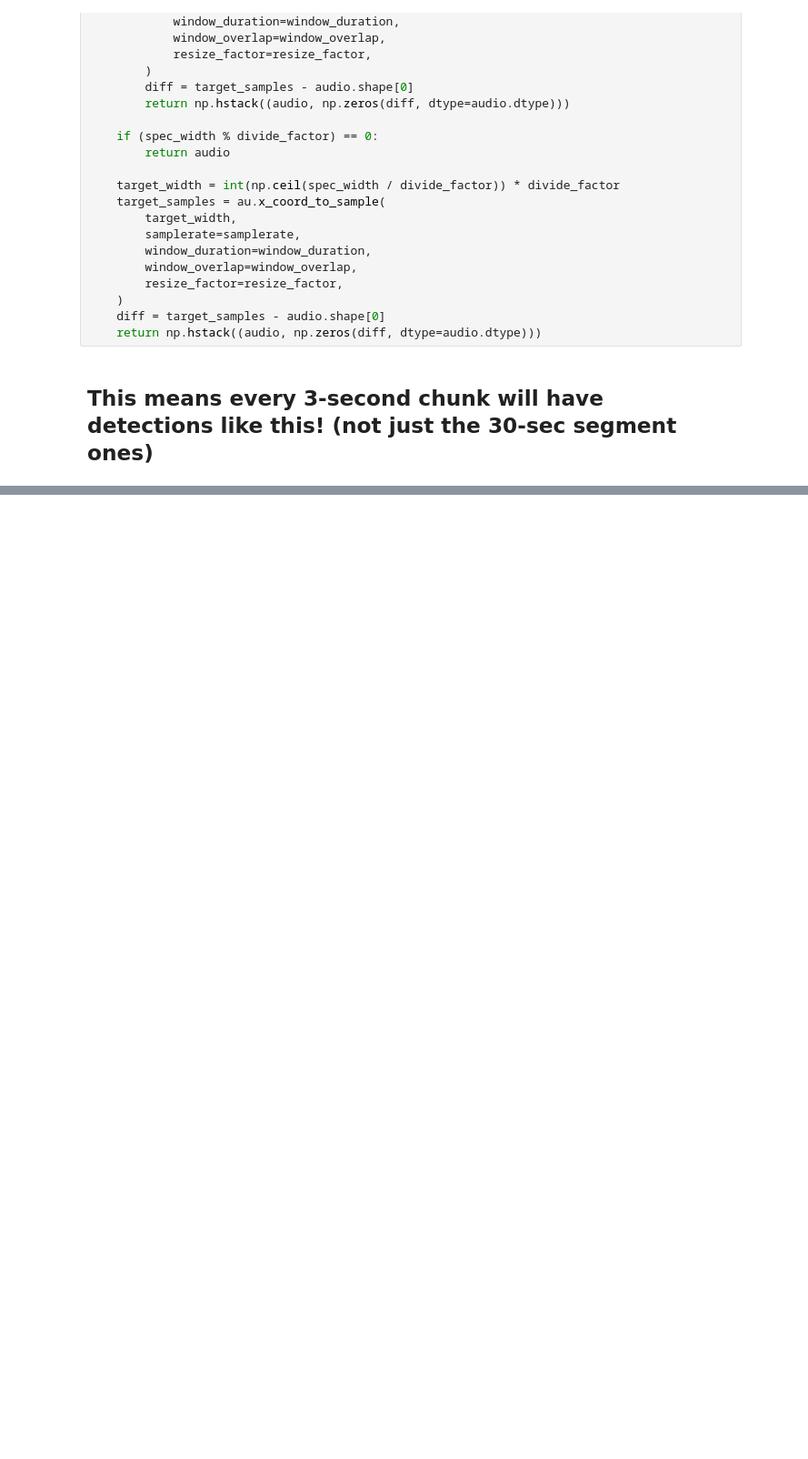
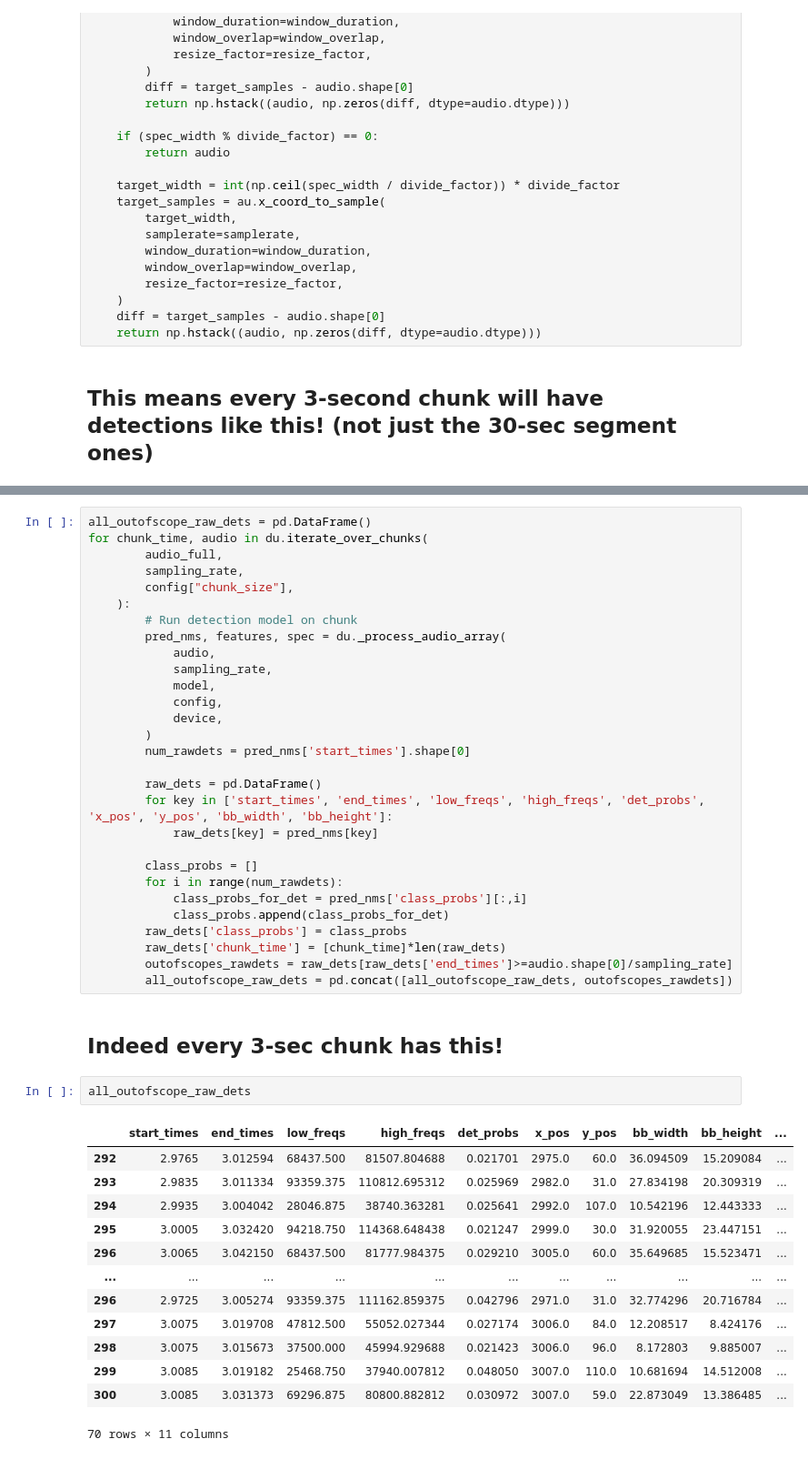
Before and after one commit to aditya-uw/bat-detector-msds, a Jupyter notebook: daily_notebooks/20250101__parallel_pipeline_debug_bd2_dets_incorrect_time.ipynb, the cells around one changed output, grey strips where cells are left out. Shown at 91% size. Cells and saved outputs as stored; diff of their text form; blank space fills up the shorter version.

```diff
--- a/daily_notebooks/20250101__parallel_pipeline_debug_bd2_dets_incorrect_time.ipynb
+++ b/daily_notebooks/20250101__parallel_pipeline_debug_bd2_dets_incorrect_time.ipynb
@@ -628,0 +673,47 @@ def pad_audio(
+# %%
+all_outofscope_raw_dets = pd.DataFrame()
+for chunk_time, audio in du.iterate_over_chunks(
+        audio_full,
+        sampling_rate,
+        config["chunk_size"],
+    ):
+        # Run detection model on chunk
+        pred_nms, features, spec = du._process_audio_array(
+            audio,
+            sampling_rate,
+            model,
+            config,
+            device,
+        )
+        num_rawdets = pred_nms['start_times'].shape[0]
+
+        raw_dets = pd.DataFrame()
+        for key in ['start_times', 'end_times', 'low_freqs', 'high_freqs', 'det_probs', 'x_pos', 'y_pos', 'bb_width', 'bb_height']:
+            raw_dets[key] = pred_nms[key]
+
+        class_probs = []
+        for i in range(num_rawdets):
+            class_probs_for_det = pred_nms['class_probs'][:,i]
+            class_probs.append(class_probs_for_det)
+        raw_dets['class_probs'] = class_probs
+        raw_dets['chunk_time'] = [chunk_time]*len(raw_dets)
+        outofscopes_rawdets = raw_dets[raw_dets['end_times']>=audio.shape[0]/sampling_rate]
+        all_outofscope_raw_dets = pd.concat([all_outofscope_raw_dets, outofscopes_rawdets])
+# %% [markdown]
+## Indeed every 3-sec chunk has this!
+# %%
+all_outofscope_raw_dets
+# %% [output]
+|  | start_times | end_times | low_freqs | high_freqs | det_probs | x_pos | y_pos | bb_width | bb_height | ... |
+| 292 | 2.9765 | 3.012594 | 68437.500 | 81507.804688 | 0.021701 | 2975.0 | 60.0 | 36.094509 | 15.209084 | ... |
+| 293 | 2.9835 | 3.011334 | 93359.375 | 110812.695312 | 0.025969 | 2982.0 | 31.0 | 27.834198 | 20.309319 | ... |
+| 294 | 2.9935 | 3.004042 | 28046.875 | 38740.363281 | 0.025641 | 2992.0 | 107.0 | 10.542196 | 12.443333 | ... |
+| 295 | 3.0005 | 3.032420 | 94218.750 | 114368.648438 | 0.021247 | 2999.0 | 30.0 | 31.920055 | 23.447151 | ... |
+| 296 | 3.0065 | 3.042150 | 68437.500 | 81777.984375 | 0.029210 | 3005.0 | 60.0 | 35.649685 | 15.523471 | ... |
+| ... | ... | ... | ... | ... | ... | ... | ... | ... | ... | ... |
+| 296 | 2.9725 | 3.005274 | 93359.375 | 111162.859375 | 0.042796 | 2971.0 | 31.0 | 32.774296 | 20.716784 | ... |
+| 297 | 3.0075 | 3.019708 | 47812.500 | 55052.027344 | 0.027174 | 3006.0 | 84.0 | 12.208517 | 8.424176 | ... |
+| 298 | 3.0075 | 3.015673 | 37500.000 | 45994.929688 | 0.021423 | 3006.0 | 96.0 | 8.172803 | 9.885007 | ... |
+| 299 | 3.0085 | 3.019182 | 25468.750 | 37940.007812 | 0.048050 | 3007.0 | 110.0 | 10.681694 | 14.512008 | ... |
+| 300 | 3.0085 | 3.031373 | 69296.875 | 80800.882812 | 0.030972 | 3007.0 | 59.0 | 22.873049 | 13.386485 | ... |
+70 rows × 11 columns
```
Also changed, not shown: parts of 25 cells of this notebook.
